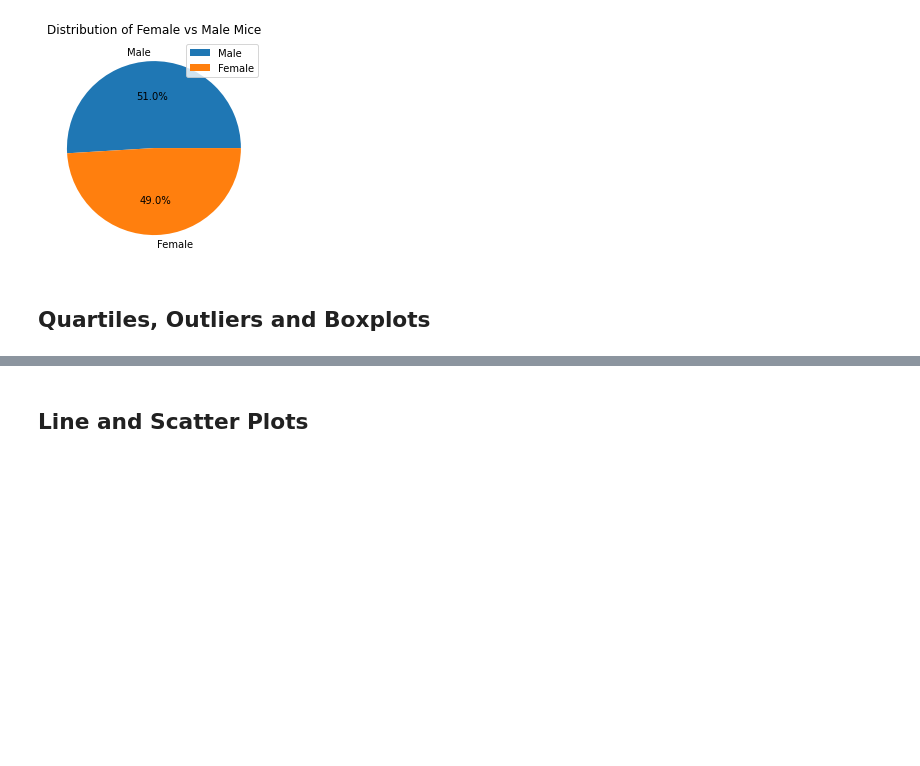
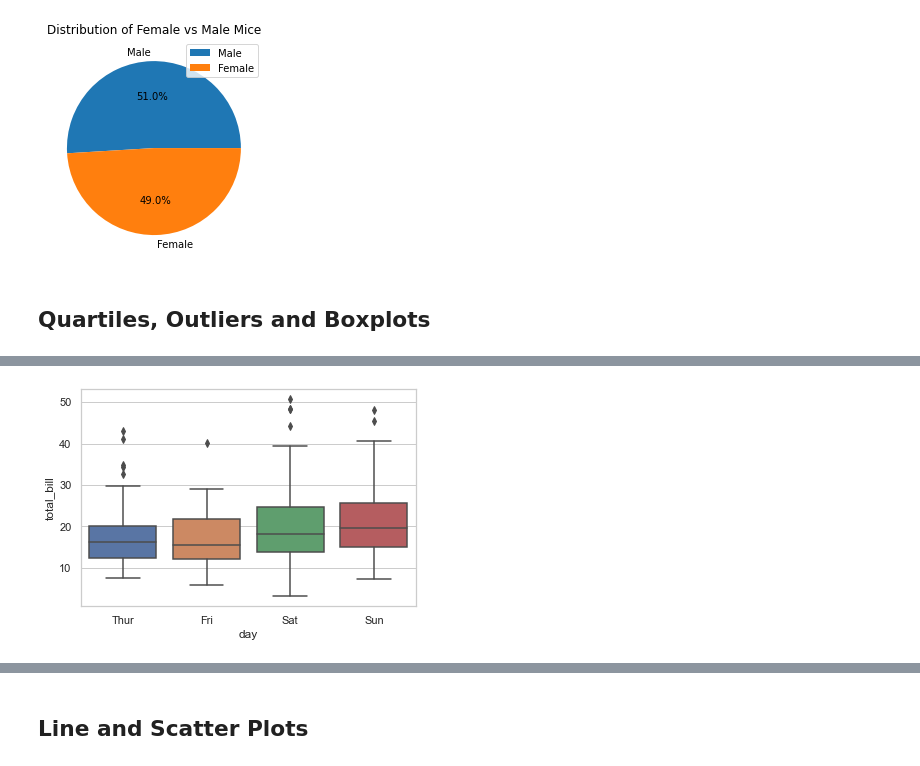
Before and after one commit to ethomps33/MatplotlibHW_ThePowerOfPlots, a Jupyter notebook: Pymaceuticals/pymaceuticals_starter.ipynb, the cells around one changed output, grey strips where cells are left out. Cells and saved outputs as stored; diff of their text form; code cells hidden in the pictures; blank space fills up the shorter version.

```diff
--- a/Pymaceuticals/pymaceuticals_starter.ipynb
+++ b/Pymaceuticals/pymaceuticals_starter.ipynb
@@ -147,0 +173,4 @@ Text(0.5, 1.0, 'Distribution of Female vs Male Mice')
+# %%
+ax=sns.boxplot(x="day",y="total_bill", data=tips)
+# %% [output]
+[figure, added]
```
Also changed, not shown: parts of 9 cells of this notebook.
